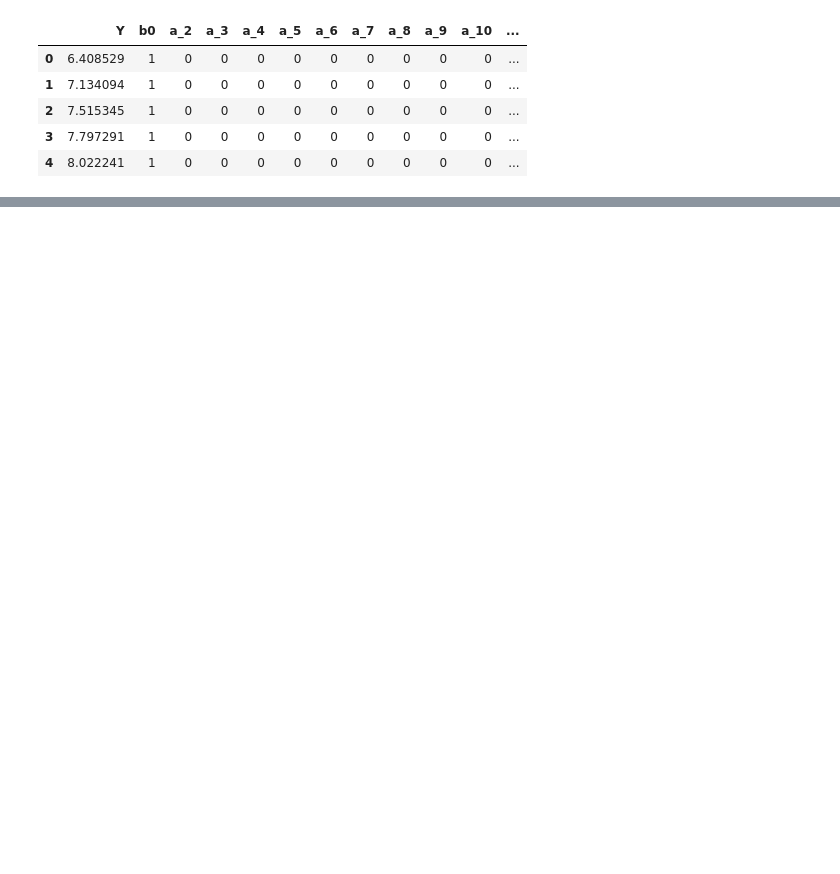
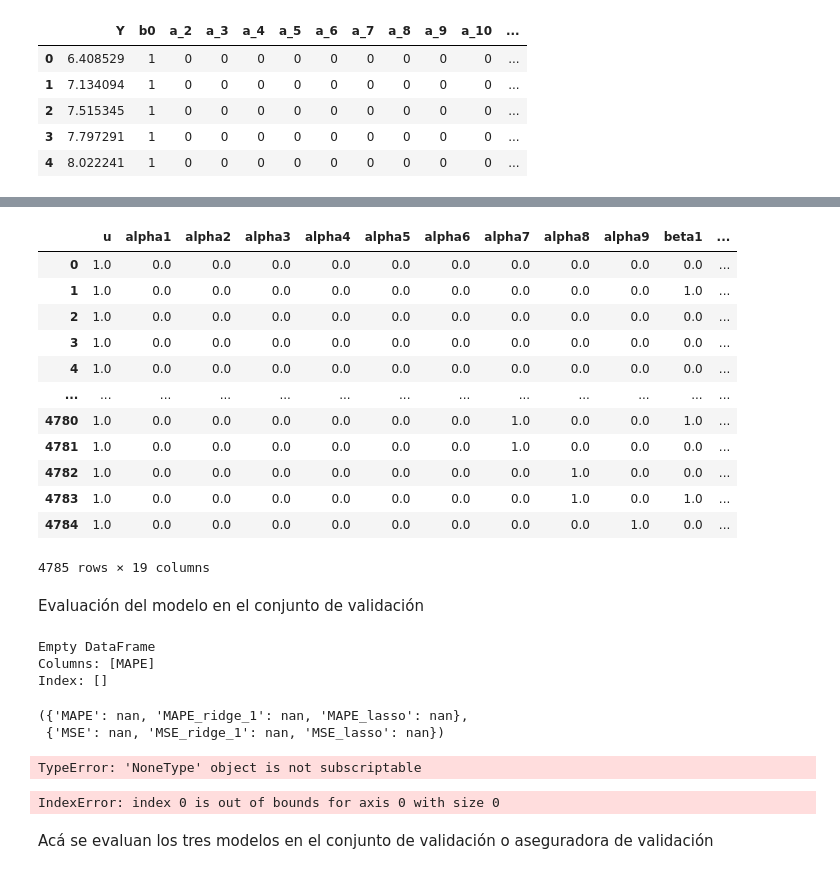
Before and after one commit to rtorresj-un/ML_applied_FinAct, a Jupyter notebook: Preparation/Regression.ipynb, the cells around one changed output, grey strips where cells are left out. Drawn from its saved outputs; the diff is of its cells as text; code cells hidden in the pictures; blank space fills up the shorter version.

```diff
--- a/Preparation/Regression.ipynb
+++ b/Preparation/Regression.ipynb
@@ -177,0 +325,16 @@ array([ 6.25925584,  7.03618955,  7.49424014,  7.81488628,  8.0684867 ,
+# %%
+size = triangulos_resultados[input["GRCODE"].unique()[0]]["Triangulo_acumulado_mitad"].shape[0]#10
+size1 =  size**2 #100
+size2 = (size1-size)/2 + size #55
+cant_parametros = size*2-1 #19
+# %%
+matriz_de_ceros = np.zeros((size1, cant_parametros)) #matriz de ceros
+matriz_de_ceros[:,0] = 1 #columna 0 se llene de unos
+for i in range(size): #recorre las columnas
+    for j in range(size): #recorre las filas
+        k = i*10+j
+        if i != 0:
+            matriz_de_ceros[k,i] = 1
+        if j != 0:
+            matriz_de_ceros[k,j+9] = 1
+matriz_de_ceros = pd.DataFrame(matriz_de_ceros)
@@ -177,0 +343,5 @@ array([ 6.25925584,  7.03618955,  7.49424014,  7.81488628,  8.0684867 ,
+# %%
+df_filtrado = input[input.columns[0:6]]
+df_filtrado_unico = df_filtrado[df_filtrado["GRCODE"] == df_filtrado["GRCODE"].unique()[0]] #conjunto de validación (una aseguradora)
+df_filtrado_unico1 = df_filtrado[df_filtrado["GRCODE"] == df_filtrado["GRCODE"].unique()[1]] #conjunto de testeo (una aseguradora)
+df_filtrado #Dataframe completo con todas las aseguradoras
@@ -177,0 +362,12 @@ array([ 6.25925584,  7.03618955,  7.49424014,  7.81488628,  8.0684867 ,
+# %%
+#Se aplica la clase y se entrenan los modelos
+#Acá se entrenan con todas las aseguradoras
+resultados1 = Reserva_Regresion_lineal(tabla = df_filtrado,
+                                       origin = "AccidentYear",
+                                       development = "DevelopmentLag",
+                                       columns = df_filtrado.columns[5],
+                                       index = "GRCODE",
+                                       alpha = 0.001,
+                                       matriz_de_ceros = matriz_de_ceros)
+resultados_regresion = resultados1.Regresion_lineal()
+resultados_regresion["coeficientes"]
@@ -177,0 +387,37 @@ array([ 6.25925584,  7.03618955,  7.49424014,  7.81488628,  8.0684867 ,
+# %%
+resultados_regresion["X"]
+# %% [output]
+|  | u | alpha1 | alpha2 | alpha3 | alpha4 | alpha5 | alpha6 | alpha7 | alpha8 | alpha9 | beta1 | ... |
+| 0 | 1.0 | 0.0 | 0.0 | 0.0 | 0.0 | 0.0 | 0.0 | 0.0 | 0.0 | 0.0 | 0.0 | ... |
+| 1 | 1.0 | 0.0 | 0.0 | 0.0 | 0.0 | 0.0 | 0.0 | 0.0 | 0.0 | 0.0 | 1.0 | ... |
+| 2 | 1.0 | 0.0 | 0.0 | 0.0 | 0.0 | 0.0 | 0.0 | 0.0 | 0.0 | 0.0 | 0.0 | ... |
+| 3 | 1.0 | 0.0 | 0.0 | 0.0 | 0.0 | 0.0 | 0.0 | 0.0 | 0.0 | 0.0 | 0.0 | ... |
+| 4 | 1.0 | 0.0 | 0.0 | 0.0 | 0.0 | 0.0 | 0.0 | 0.0 | 0.0 | 0.0 | 0.0 | ... |
+| ... | ... | ... | ... | ... | ... | ... | ... | ... | ... | ... | ... | ... |
+| 4780 | 1.0 | 0.0 | 0.0 | 0.0 | 0.0 | 0.0 | 0.0 | 1.0 | 0.0 | 0.0 | 1.0 | ... |
+| 4781 | 1.0 | 0.0 | 0.0 | 0.0 | 0.0 | 0.0 | 0.0 | 1.0 | 0.0 | 0.0 | 0.0 | ... |
+| 4782 | 1.0 | 0.0 | 0.0 | 0.0 | 0.0 | 0.0 | 0.0 | 0.0 | 1.0 | 0.0 | 0.0 | ... |
+| 4783 | 1.0 | 0.0 | 0.0 | 0.0 | 0.0 | 0.0 | 0.0 | 0.0 | 1.0 | 0.0 | 1.0 | ... |
+| 4784 | 1.0 | 0.0 | 0.0 | 0.0 | 0.0 | 0.0 | 0.0 | 0.0 | 0.0 | 1.0 | 0.0 | ... |
+4785 rows × 19 columns
+# %% [markdown]
+Evaluación del modelo en el conjunto de validación
+# %%
+resultados1.predict(df_filtrado_unico)
+# %% [output]
+Empty DataFrame
+Columns: [MAPE]
+Index: []
+({'MAPE': nan, 'MAPE_ridge_1': nan, 'MAPE_lasso': nan},
+ {'MSE': nan, 'MSE_ridge_1': nan, 'MSE_lasso': nan})
+# %%
+reultados_validacion[0]['Metricas MAPE'] #Acá se evaluan los tres modelos en el conjunto de validación o aseguradora de validación
+print("sSe evidencia que el mejor modelo por la métrica MAPE es:", reultados_validacion[1]["nombre mejor modelo"])
+# %% [output]
+TypeError: 'NoneType' object is not subscriptable
+# %%
+reultados_validacion = resultados1.predict(df_filtrado_unico)
+# %% [output]
+IndexError: index 0 is out of bounds for axis 0 with size 0
+# %% [markdown]
+Acá se evaluan los tres modelos en el conjunto de validación o aseguradora de validación
```
Also changed, not shown: parts of 19 cells of this notebook.
